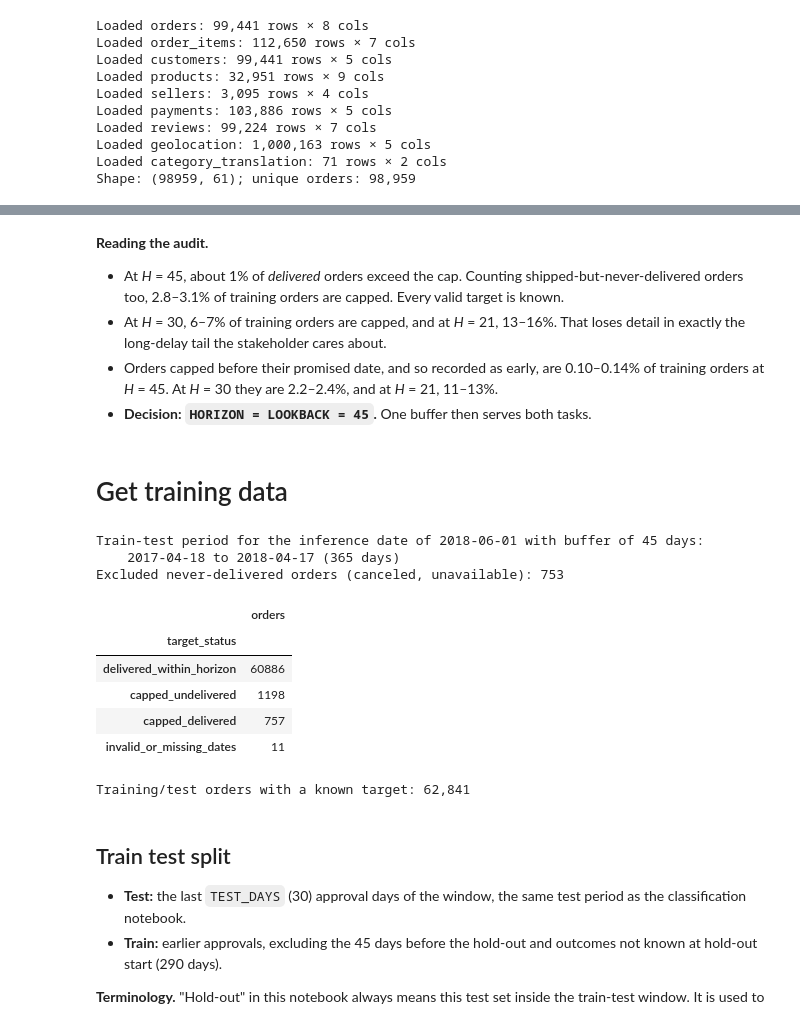
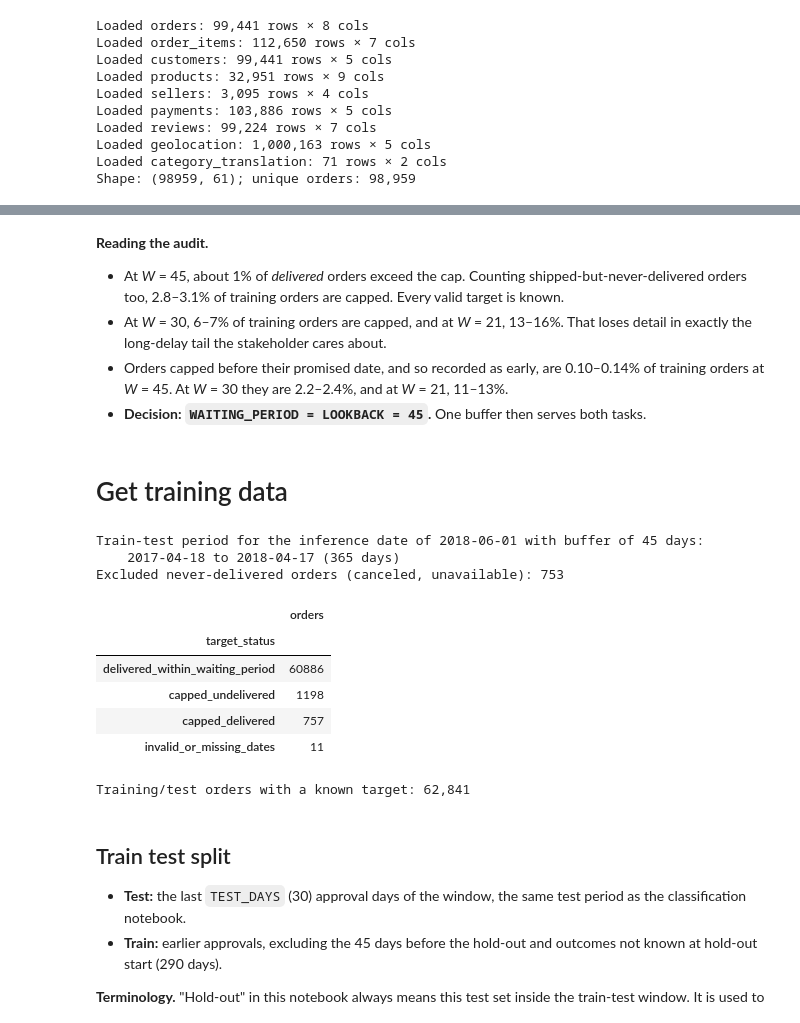
Before and after one commit to mushroomyyy/Team8_IT5006_Ecommerce_Analytics_AY2627Sem1, a Jupyter notebook: phase2/model_regression_dev.ipynb, the cells around one changed output, grey strips where cells are left out. Saved outputs shown, nothing was run; the diff lists cells and outputs as text; code cells hidden in the pictures.

```diff
--- a/phase2/model_regression_dev.ipynb
+++ b/phase2/model_regression_dev.ipynb
@@ -77,7 +77,7 @@ np.random.seed(RANDOM_STATE)
 # Constants
 # %%
 RUN_DATE = '2018-06-02'   # Same run date as model_classification_dev.ipynb
-HORIZON = LOOKBACK        # Cap on the lead time inside the target, chosen in the horizon audit below
+WAITING_PERIOD = LOOKBACK        # Longest wait for a delivery inside the target, chosen in the waiting-period audit below
 TEST_DAYS = 30            # Newest approval days held out as the test set, as in classification
 N_CV_FOLDS = 5
 # Random-search iterations per model; kept small for laptop run times
@@ -192,33 +195,33 @@ figs.plot_horizon_audit(horizon_audit, save_path=f'{FIGURE_DIR}/01_horizon_audit
 # %% [markdown]
 **Reading the audit.**
-- At *H* = 45, about 1% of *delivered* orders exceed the cap. Counting shipped-but-never-delivered orders too, 2.8–3.1% of training orders are capped. Every valid target is known.
-- At *H* = 30, 6–7% of training orders are capped, and at *H* = 21, 13–16%. That loses detail in exactly the long-delay tail the stakeholder cares about.
-- Orders capped before their promised date, and so recorded as early, are 0.10–0.14% of training orders at *H* = 45. At *H* = 30 they are 2.2–2.4%, and at *H* = 21, 11–13%.
-- **Decision: `HORIZON = LOOKBACK = 45`.** One buffer then serves both tasks.
+- At *W* = 45, about 1% of *delivered* orders exceed the cap. Counting shipped-but-never-delivered orders too, 2.8–3.1% of training orders are capped. Every valid target is known.
+- At *W* = 30, 6–7% of training orders are capped, and at *W* = 21, 13–16%. That loses detail in exactly the long-delay tail the stakeholder cares about.
+- Orders capped before their promised date, and so recorded as early, are 0.10–0.14% of training orders at *W* = 45. At *W* = 30 they are 2.2–2.4%, and at *W* = 21, 11–13%.
+- **Decision: `WAITING_PERIOD = LOOKBACK = 45`.** One buffer then serves both tasks.
 # %% [markdown]
 # Get training data
 # %%
 train_test_start_date, train_test_end_date, inference_date = get_required_dates(
     RUN_DATE, lookback=LOOKBACK, pXd=PXD)
 window = final_df[final_df['order_approved_dt'].between(train_test_start_date, train_test_end_date)]
 excluded = window['order_status'].isin(EXCLUDED_STATUSES)
 print(f'Excluded never-delivered orders ({", ".join(EXCLUDED_STATUSES)}): {excluded.sum():,}')
 
-reg_audit = regression_targets_as_of(window[~excluded], run_date=RUN_DATE, horizon=HORIZON)
+reg_audit = regression_targets_as_of(window[~excluded], run_date=RUN_DATE, waiting_period=WAITING_PERIOD)
 display(reg_audit['target_status'].value_counts().to_frame('orders'))
 reg_df = reg_audit[reg_audit['target_as_of_run'].notna()].copy()
 reg_df['y'] = reg_df['target_as_of_run'].astype(float)
 print(f'Training/test orders with a known target: {len(reg_df):,}')
 
 # The classification label for the same orders, for the dual-framing comparison later
 reg_df['late_label'] = labels_as_of(reg_df, run_date=RUN_DATE)['label_as_of_run']
 # %% [output]
 Train-test period for the inference date of 2018-06-01 with buffer of 45 days:
     2017-04-18 to 2018-04-17 (365 days)
 Excluded never-delivered orders (canceled, unavailable): 753
 |  | orders |
 | target_status |  |
-| delivered_within_horizon | 60886 |
+| delivered_within_waiting_period | 60886 |
 | capped_undelivered | 1198 |
 | capped_delivered | 757 |
 | invalid_or_missing_dates | 11 |
```
Also changed, not shown: parts of 21 cells of this notebook, 24 other files.
